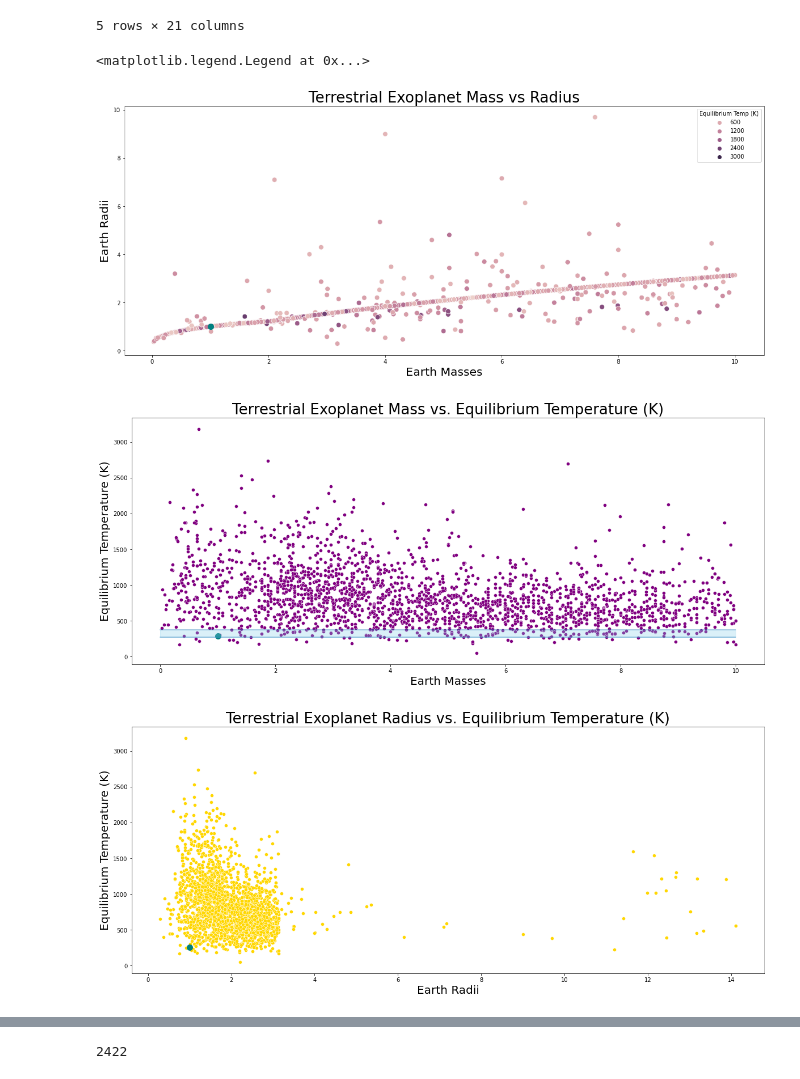
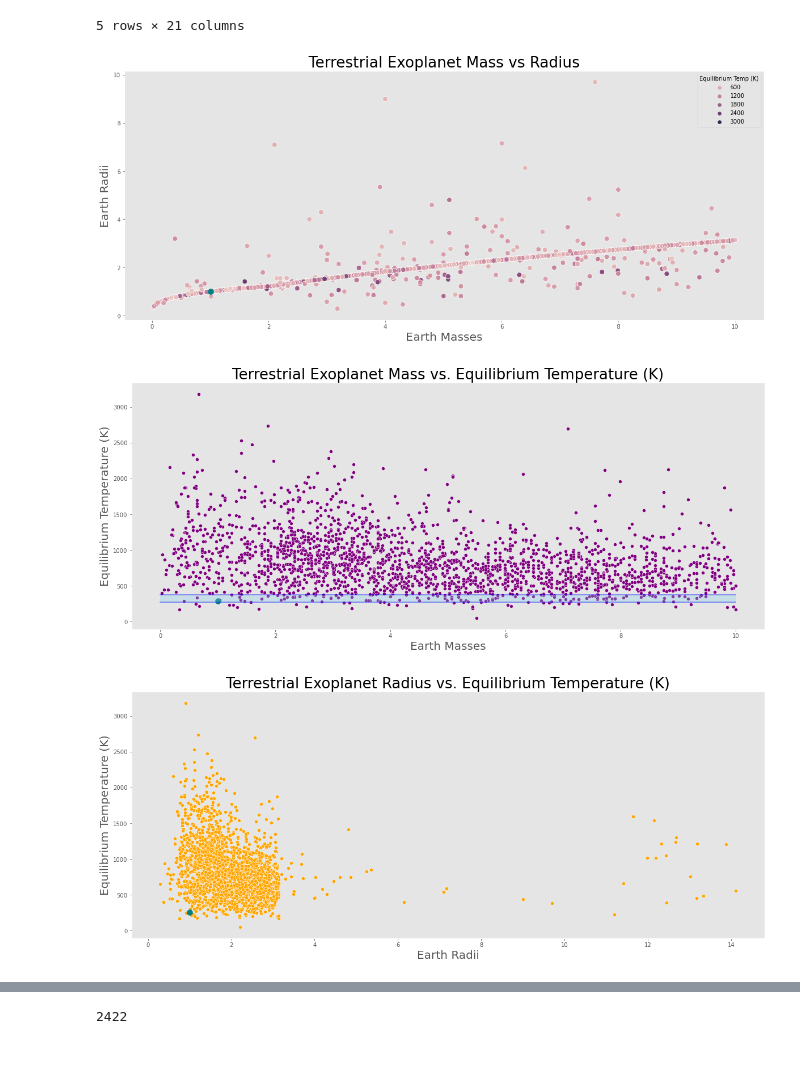
Before and after one commit to medrich/exos_cap, a Jupyter notebook: milky_way_stuff.ipynb, the cells around one changed output, grey strips where cells are left out. Cells and saved outputs as stored; diff of their text form; code cells hidden in the pictures.

```diff
--- a/milky_way_stuff.ipynb
+++ b/milky_way_stuff.ipynb
@@ -9,6 +9,9 @@ import itertools
 import astropy.coordinates as coord
 from astropy.io import ascii
 import astropy.units as u
+
+%matplotlib inline
+plt.style.use('ggplot')
 # %%
 exos = pd.read_csv('data/PSCompPars_2021.07.12_12.50.05.csv')
 # %%
@@ -278,8 +280,7 @@ ax.legend(title='Equilibrium Temp (K)')
 
 #plt.savefig('images/rocky_mass_v_rad_scatter.png')
 # %% [output]
-<matplotlib.legend.Legend at 0x...>
-[figure, old version]
+[figure, new version]
 # %%
 fig=plt.gcf()
 fig.set_size_inches(20,8)
@@ -294,33 +295,33 @@ ax.set_xlabel(xlabel='Earth Masses', fontsize = 20)
 ax.set_ylabel(ylabel='Equilibrium Temperature (K)',fontsize = 20)
 ax.set_title(label='Terrestrial Exoplanet Mass vs. Equilibrium Temperature (K)', fontsize=26)
 ax.scatter(1,288, marker='o', s=100, c='teal')
-ax.axhline(273.15,xmin=0.045,xmax=.955,alpha=0.5)
-ax.axhline(373.15,xmin=0.045,xmax=.955,alpha=0.5)
+ax.axhline(273.15,xmin=0.045,xmax=.955,alpha=0.5, color='blue')
+ax.axhline(373.15,xmin=0.045,xmax=.955,alpha=0.5, color='blue')
 ax.fill_between(x=np.arange(0,11),y1=273.15,y2=373.15,color='skyblue',alpha=0.3)
 ax.grid(False)
 
 #plt.savefig('images/rocky_mass_v_temp_scatter_watermarks.png')
 # %% [output]
-[figure, old version]
+[figure, new version]
 # %%
 fig=plt.gcf()
 fig.set_size_inches(20,8)
 
 ax = sb.scatterplot(x="pl_rade",
                     y="pl_eqt",
                     data=rocky_planets,
-                    color = 'gold')
+                    color = 'orange')
 
 #specfiy axis labels
 ax.set_xlabel(xlabel='Earth Radii', fontsize = 20)
 ax.set_ylabel(ylabel='Equilibrium Temperature (K)',fontsize = 20)
 ax.set_title(label='Terrestrial Exoplanet Radius vs. Equilibrium Temperature (K)', fontsize=26)
 ax.scatter(1,255, marker='o', s=100,c='teal')
 ax.grid(False)
 
 #plt.savefig('images/rocky_rad_v_temp_scatter.png')
 # %% [output]
-[figure, old version]
+[figure, new version]
 # %%
 def metric_scatterplot_maker(data):
 
```
Also changed, not shown: parts of 24 cells of this notebook, 36 other files.
